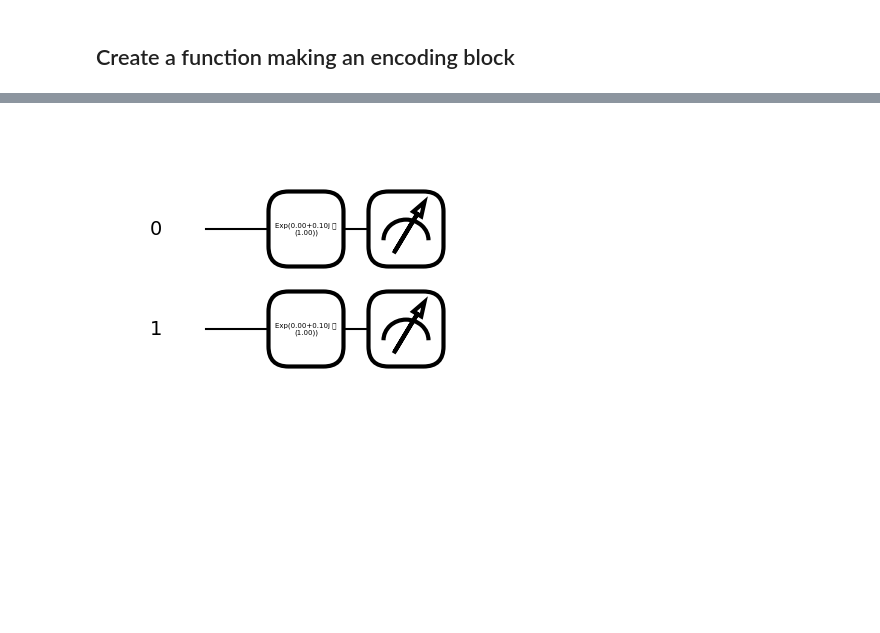
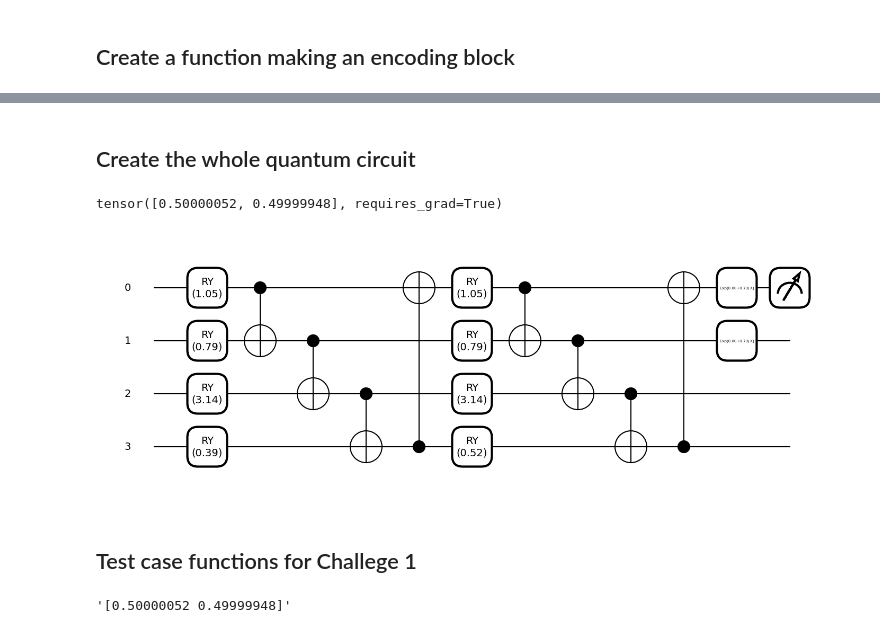
Before and after one commit to OlegUdalov/QC-qiskit-codes, a Jupyter notebook: PennyLane/challenge_1.ipynb, the cells around one changed output, grey strips where cells are left out. Cells and saved outputs as stored; diff of their text form; code cells hidden in the pictures; blank space fills up the shorter version.

```diff
--- a/PennyLane/challenge_1.ipynb
+++ b/PennyLane/challenge_1.ipynb
@@ -99,8 +69,3 @@ en_block(hami, 0.1, 2)
-# %%
-import matplotlib.pyplot as plt
-params = np.array([hami, 0.1, 2])
-fig, ax = qml.draw_mpl(en_block, decimals=2)(hami, 0.1, 2)
-fig.show()
-# %% [output]
-[figure, removed]
+# %% [markdown]
+## Create the whole quantum circuit
 # %%
@@ -130,0 +100,20 @@ def S(g, x, num_wires):
+# %%
+dev = qml.device("default.qubit", wires = 4)
+params = np.array([[[1.0472, 0.7854, 3.1416, 0.3927], [1.0472, 0.7854, 3.1416, 0.5236]], [[1.0472, 0.7854, 1.5708, 0.3927], [0.7854, 0.7854, 1.5708, 0.7854]]])
+g = getattr(qml, 'PauliX')
+x = 0.7854
+rr = quantum_model(params, g, x)
+rr
+# %% [output]
+tensor([0.50000052, 0.49999948], requires_grad=True)
+# %%
+g = getattr(qml, 'PauliX')
+params = np.array([[[1.0472, 0.7854, 3.1416, 0.3927], [1.0472, 0.7854, 3.1416, 0.5236]], [[1.0472, 0.7854, 1.5708, 0.3927], [0.7854, 0.7854, 1.5708, 0.7854]]])
+#params[0].shape
+len(params[0])
+fig, ax = qml.draw_mpl(quantum_model, decimals=2)(params, g, x)
+fig.show()
+# %% [output]
+[figure, added]
+# %% [markdown]
+## Test case functions for Challege 1
@@ -130,0 +159,6 @@ def S(g, x, num_wires):
+# %%
+test_input = '[[[[1.0472, 0.7854, 3.1416, 0.3927], [1.0472, 0.7854, 3.1416, 0.5236]], [[1.0472, 0.7854, 1.5708, 0.3927], [0.7854, 0.7854, 1.5708, 0.7854]]], "PauliX", 0.7854]'
+
+run(test_input)
+# %% [output]
+'[0.50000052 0.49999948]'
```
Also changed, not shown: parts of 8 cells of this notebook, 2 other files.
